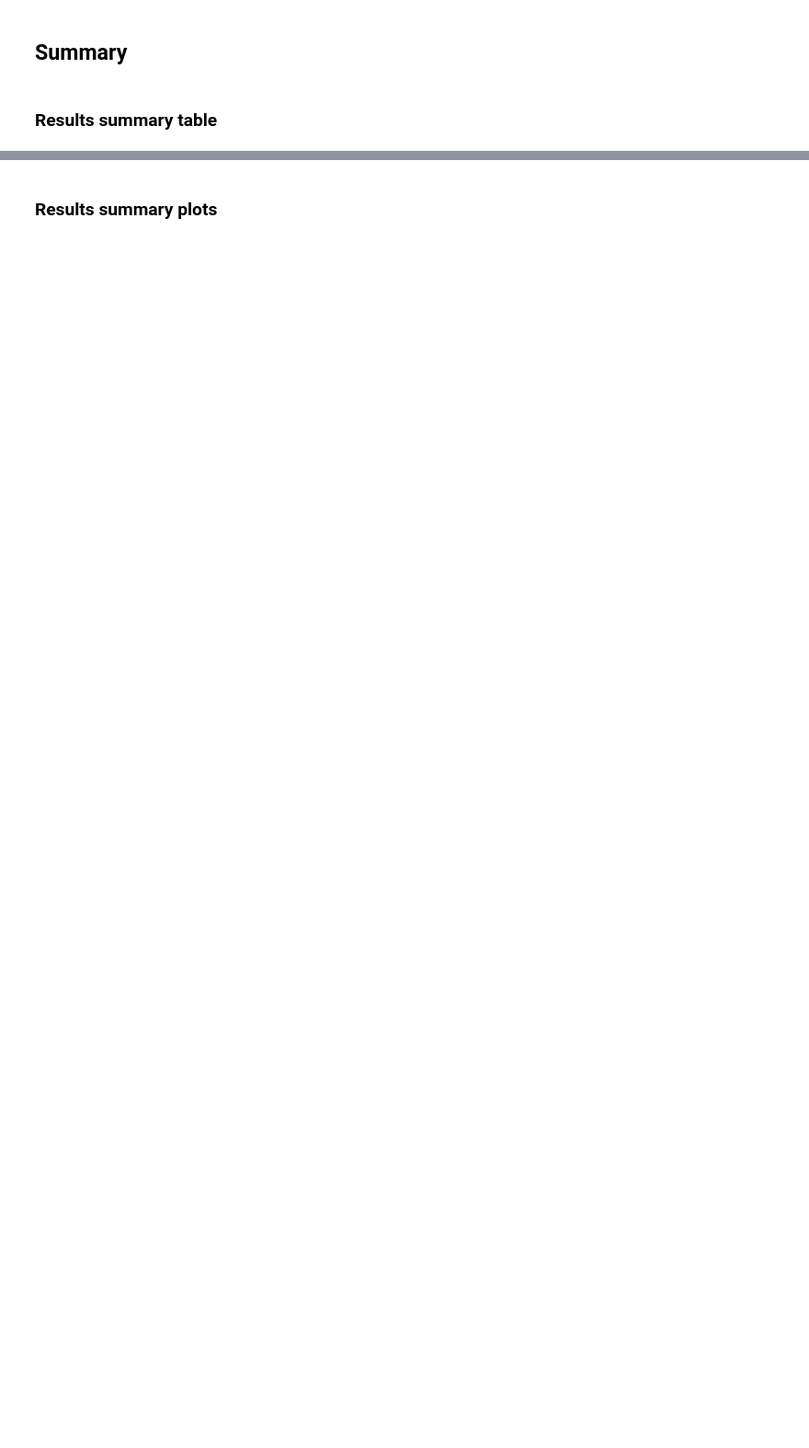
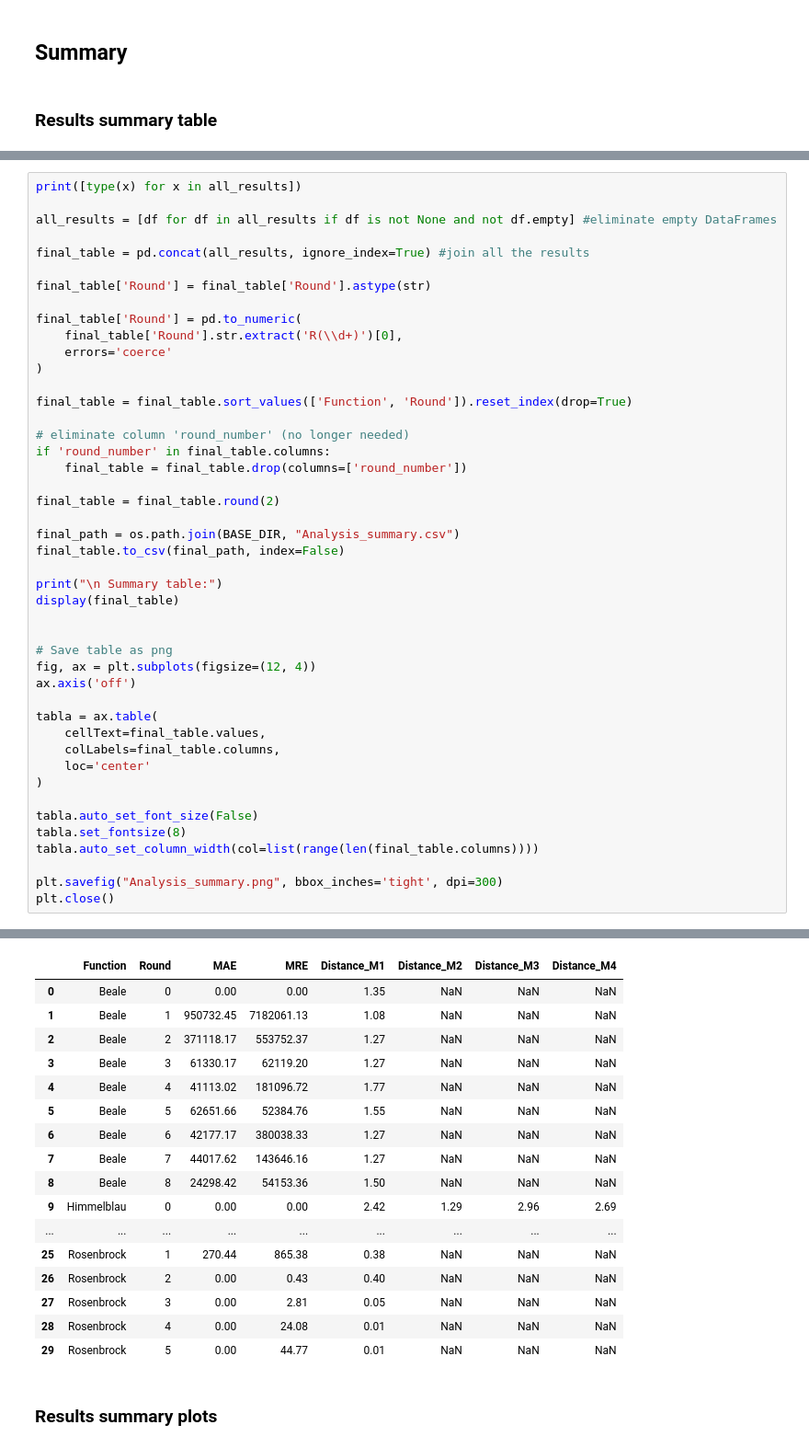
Before and after one commit to emma-reig/TFM_MuBiB_Emma-Reig, a Jupyter notebook: Design_Expert/Mathematical_functions/Analysis_Design-Expert.ipynb, the cells around one changed output, grey strips where cells are left out. Shown at 92% size. Cells and saved outputs as stored; diff of their text form; blank space fills up the shorter version.

```diff
--- a/Design_Expert/Mathematical_functions/Analysis_Design-Expert.ipynb
+++ b/Design_Expert/Mathematical_functions/Analysis_Design-Expert.ipynb
@@ -303,0 +313,46 @@ plt.close()
+# %%
+print([type(x) for x in all_results])
+
+all_results = [df for df in all_results if df is not None and not df.empty] #eliminate empty DataFrames
+
+final_table = pd.concat(all_results, ignore_index=True) #join all the results
+
+final_table['Round'] = final_table['Round'].astype(str)
+
+final_table['Round'] = pd.to_numeric(
+    final_table['Round'].str.extract('R(\\d+)')[0],
+    errors='coerce'
+)
+
+final_table = final_table.sort_values(['Function', 'Round']).reset_index(drop=True)
+
+# eliminate column 'round_number' (no longer needed)
+if 'round_number' in final_table.columns:
+    final_table = final_table.drop(columns=['round_number'])
+
+final_table = final_table.round(2)
+
+final_path = os.path.join(BASE_DIR, "Analysis_summary.csv")
+final_table.to_csv(final_path, index=False)
+
+print("\n Summary table:")
+display(final_table)
+
+
+# Save table as png
+fig, ax = plt.subplots(figsize=(12, 4))
+ax.axis('off')
+
+tabla = ax.table(
+    cellText=final_table.values,
+    colLabels=final_table.columns,
+    loc='center'
+)
+
+tabla.auto_set_font_size(False)
+tabla.set_fontsize(8)
+tabla.auto_set_column_width(col=list(range(len(final_table.columns))))
+
+plt.savefig("Analysis_summary.png", bbox_inches='tight', dpi=300)
+plt.close()
+# %% [output]
@@ -304,2 +362,19 @@ plt.close()
+|  | Function | Round | MAE | MRE | Distance_M1 | Distance_M2 | Distance_M3 | Distance_M4 |
+| 0 | Beale | 0 | 0.00 | 0.00 | 1.35 | NaN | NaN | NaN |
+| 1 | Beale | 1 | 950732.45 | 7182061.13 | 1.08 | NaN | NaN | NaN |
+| 2 | Beale | 2 | 371118.17 | 553752.37 | 1.27 | NaN | NaN | NaN |
+| 3 | Beale | 3 | 61330.17 | 62119.20 | 1.27 | NaN | NaN | NaN |
+| 4 | Beale | 4 | 41113.02 | 181096.72 | 1.77 | NaN | NaN | NaN |
+| 5 | Beale | 5 | 62651.66 | 52384.76 | 1.55 | NaN | NaN | NaN |
+| 6 | Beale | 6 | 42177.17 | 380038.33 | 1.27 | NaN | NaN | NaN |
+| 7 | Beale | 7 | 44017.62 | 143646.16 | 1.27 | NaN | NaN | NaN |
+| 8 | Beale | 8 | 24298.42 | 54153.36 | 1.50 | NaN | NaN | NaN |
+| 9 | Himmelblau | 0 | 0.00 | 0.00 | 2.42 | 1.29 | 2.96 | 2.69 |
+| ... | ... | ... | ... | ... | ... | ... | ... | ... |
+| 25 | Rosenbrock | 1 | 270.44 | 865.38 | 0.38 | NaN | NaN | NaN |
+| 26 | Rosenbrock | 2 | 0.00 | 0.43 | 0.40 | NaN | NaN | NaN |
+| 27 | Rosenbrock | 3 | 0.00 | 2.81 | 0.05 | NaN | NaN | NaN |
+| 28 | Rosenbrock | 4 | 0.00 | 24.08 | 0.01 | NaN | NaN | NaN |
+| 29 | Rosenbrock | 5 | 0.00 | 44.77 | 0.01 | NaN | NaN | NaN |
 # %% [markdown]
 ### Results summary plots
```
Also changed, not shown: parts of 13 cells of this notebook, 50 other files.
